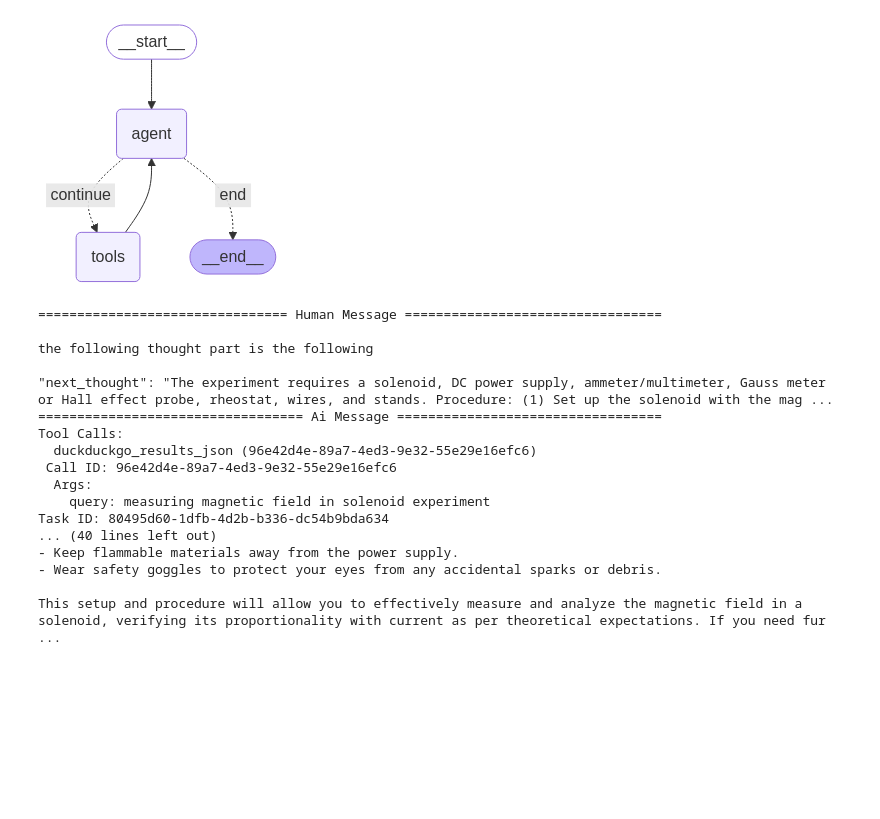
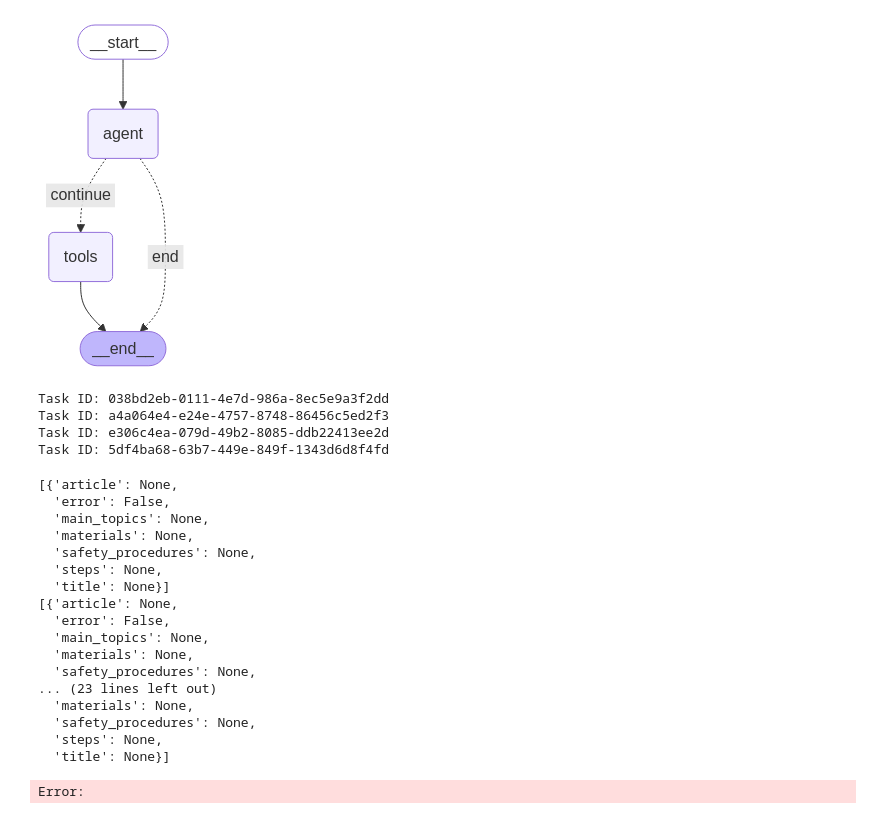
Before and after one commit to Rahul-1100/LLM-Agents, a Jupyter notebook: structured_input_react.ipynb, the cells around one changed output. Saved outputs shown, nothing was run; the diff lists cells and outputs as text; code cells hidden in the pictures; blank space fills up the shorter version.

```diff
--- a/structured_input_react.ipynb
+++ b/structured_input_react.ipynb
@@ -332,7 +332,7 @@ def test_llm_with_ollama(tester: Crawl4AiTester,url:str,schema:Union[dict,None]=
                 "base_url":"http://192.168.23.138:11439",
                 "schema": schema,
                 "extraction_type": "schema",
-                "instruction": "Extract the main article information including title, summary and if the article is about an experiment then extract materials, steps and safety procedures.",
+                "instruction": "Extract the main article information including title,and entire content word to word exact copy of the article and if the article is about an experiment then extract materials, steps and safety procedures.",
             },
         },
         "extra": {"word_count_threshold": 1},
@@ -349,10 +349,10 @@ def test_llm_with_ollama(tester: Crawl4AiTester,url:str,schema:Union[dict,None]=
 # %%
 class crawlerSchema(BaseModel):
     title: str = Field(..., description="The title of the article")
-    article: str = Field(..., description="rephrase the article so that it covers every part of the topic in a concise manner in about 500 words")
-    # main_topics: str = Field(..., description="Main topics or themes discussed in the article")
-    # materials: str = Field( description="extract all the materials used in the experiment")
-    # steps: str = Field( description="exctract Step by step guide for conducting the experiment")
+    article: str = Field(..., description="rephrase the contents word to word")
+    main_topics: str = Field(..., description="Main topics or themes discussed in the article")
+    materials: str = Field( description="extract all the materials used in the experiment")
+    steps: str = Field( description="exctract Step by step guide for conducting the experiment")
     safety_procedures: str = Field( description="Safety precautions for the experiment")
 
 
@@ -379,7 +379,7 @@ def tool_node(state: AgentState):
             crawler_result = json.dumps({"search_results": pages_result})
 
             outputs.append(
-                ToolMessage(
+                AIMessage(
                     content=crawler_result,
                     name=tool_call["name"],
                     tool_call_id=tool_call["id"],
@@ -431,38 +431,38 @@ workflow.add_conditional_edges(
     # Next, we pass in the function that will determine which node is called next.
     should_continue,
     # Finally we pass in a mapping.
     # The keys are strings, and the values are other nodes.
     # END is a special node marking that the graph should finish.
     # What will happen is we will call `should_continue`, and then the output of that
     # will be matched against the keys in this mapping.
     # Based on which one it matches, that node will then be called.
     {
         # If `tools`, then we call the tool node.
         "continue": "tools",
         # Otherwise we finish.
         "end": END,
     },
 )
 
 # We now add a normal edge from `tools` to `agent`.
 # This means that after `tools` is called, `agent` node is called next.
-workflow.add_edge("tools", "agent")
+workflow.add_edge("tools", END)
 
 # Now we can compile and visualize our graph
 graph = workflow.compile()
 
 from IPython.display import Image, display
 
 try:
     display(Image(graph.get_graph().draw_mermaid_png()))
 except Exception:
     # This requires some extra dependencies and is optional
     pass
 # %% [output]
-[figure, old version]
+[figure, new version]
 # %%
 query = f'''the following thought part is the following \n\n{response_of_thought}'''
-
+import pprint as pp
 def print_stream(stream):
     for s in stream:
         message = s["messages"][-1]
@@ -470,24 +470,13 @@ def print_stream(stream):
             print(message)
         else:
             message.pretty_print()
+            pp.pprint(dict(message))
 
 inputs = {"messages": [("user", query)]}
-print_stream(graph.stream(inputs, stream_mode="values"))
+final = graph.invoke(inputs)
+# print_stream(graph.stream(inputs, stream_mode="values"))
 # %% [output]
-================================ Human Message =================================
-
-the following thought part is the following
-
-"next_thought": "The experiment requires a solenoid, DC power supply, ammeter/multimeter, Gauss meter or Hall effect probe, rheostat, wires, and stands. Procedure: (1) Set up the solenoid with the mag ...
-================================== Ai Message ==================================
-Tool Calls:
-  duckduckgo_results_json (96e42d4e-89a7-4ed3-9e32-55e29e16efc6)
- Call ID: 96e42d4e-89a7-4ed3-9e32-55e29e16efc6
-  Args:
-    query: measuring magnetic field in solenoid experiment
-Task ID: 80495d60-1dfb-4d2b-b336-dc54b9bda634
-... (40 lines left out)
-- Keep flammable materials away from the power supply.
-- Wear safety goggles to protect your eyes from any accidental sparks or debris.
-
-This setup and procedure will allow you to effectively measure and analyze the magnetic field in a solenoid, verifying its proportionality with current as per theoretical expectations. If you need fur ...
+Task ID: 038bd2eb-0111-4e7d-986a-8ec5e9a3f2dd
+Task ID: a4a064e4-e24e-4757-8748-86456c5ed2f3
+Task ID: e306c4ea-079d-49b2-8085-ddb22413ee2d
+Task ID: 5df4ba68-63b7-449e-849f-1343d6d8f4fd
@@ -493,0 +486,22 @@ This setup and procedure will allow you to effectively measure and analyze the m
+# %%
+for result in d['search_results']:
+    pp.pprint(result)
+# %% [output]
+[{'article': None,
+  'error': False,
+  'main_topics': None,
+  'materials': None,
+  'safety_procedures': None,
+  'steps': None,
+  'title': None}]
+[{'article': None,
+  'error': False,
+  'main_topics': None,
+  'materials': None,
+  'safety_procedures': None,
+... (23 lines left out)
+  'materials': None,
+  'safety_procedures': None,
+  'steps': None,
+  'title': None}]
+Error:
```
Also changed, not shown: parts of 7 cells of this notebook, 6 other files.
